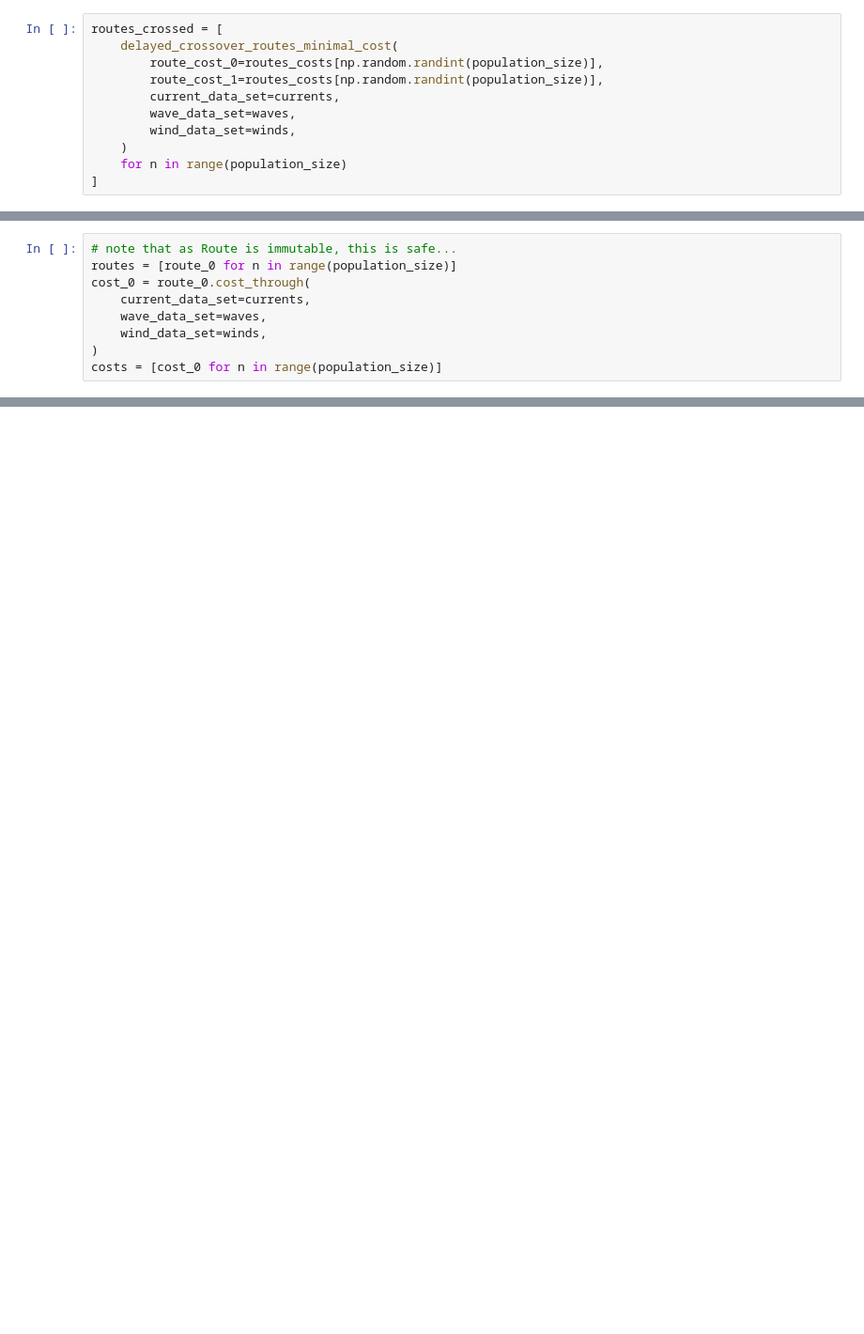
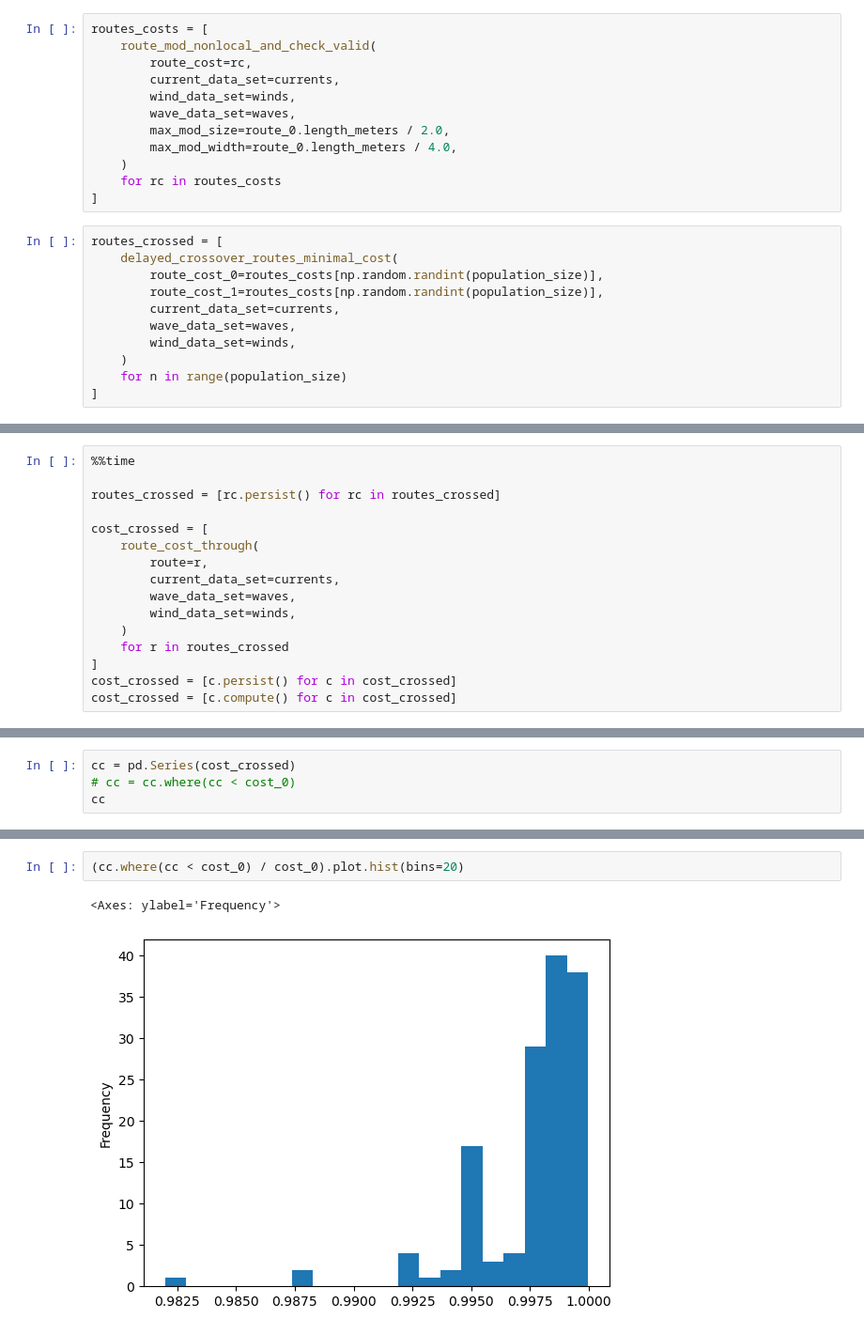
Before and after one commit to willirath/ship_routing, a Jupyter notebook: doc/examples/ship_routing_example_genetic.ipynb, the cells around one changed output, grey strips where cells are left out. Shown at 94% size. Drawn from its saved outputs; the diff is of its cells as text; blank space fills up the shorter version.

```diff
--- a/doc/examples/ship_routing_example_genetic.ipynb
+++ b/doc/examples/ship_routing_example_genetic.ipynb
@@ -280,3 +291,15 @@ routes_costs = [
+# %%
+routes_costs = [
+    route_mod_nonlocal_and_check_valid(
+        route_cost=rc,
+        current_data_set=currents,
+        wind_data_set=winds,
+        wave_data_set=waves,
+        max_mod_size=route_0.length_meters / 2.0,
+        max_mod_width=route_0.length_meters / 4.0,
+    )
+    for rc in routes_costs
+]
 # %%
 routes_crossed = [
     delayed_crossover_routes_minimal_cost(
@@ -331,9 +313,0 @@ UnboundLocalError: cannot access local variable 's0' where it is not associated
-# %%
-# note that as Route is immutable, this is safe...
-routes = [route_0 for n in range(population_size)]
-cost_0 = route_0.cost_through(
-    current_data_set=currents,
-    wave_data_set=waves,
-    wind_data_set=winds,
-)
-costs = [cost_0 for n in range(population_size)]
@@ -476,0 +314,16 @@ cm, min(costs)
+# %%
+%%time
+
+routes_crossed = [rc.persist() for rc in routes_crossed]
+
+cost_crossed = [
+    route_cost_through(
+        route=r,
+        current_data_set=currents,
+        wave_data_set=waves,
+        wind_data_set=winds,
+    )
+    for r in routes_crossed
+]
+cost_crossed = [c.persist() for c in cost_crossed]
+cost_crossed = [c.compute() for c in cost_crossed]
@@ -476,0 +333,4 @@ cm, min(costs)
+# %%
+cc = pd.Series(cost_crossed)
+# cc = cc.where(cc < cost_0)
+cc
@@ -476,0 +350,5 @@ cm, min(costs)
+# %%
+(cc.where(cc < cost_0) / cost_0).plot.hist(bins=20)
+# %% [output]
+<Axes: ylabel='Frequency'>
+[figure, added]
```
Also changed, not shown: parts of 39 cells of this notebook.
